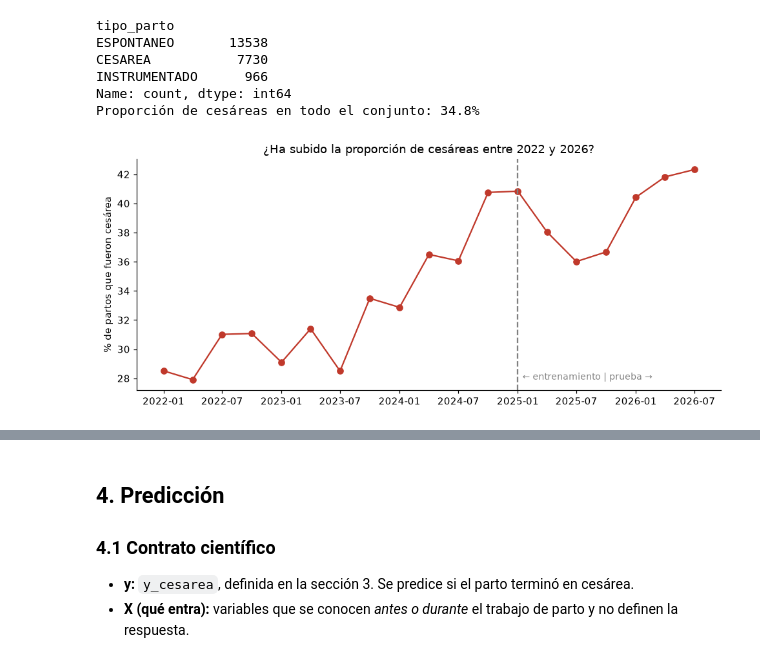
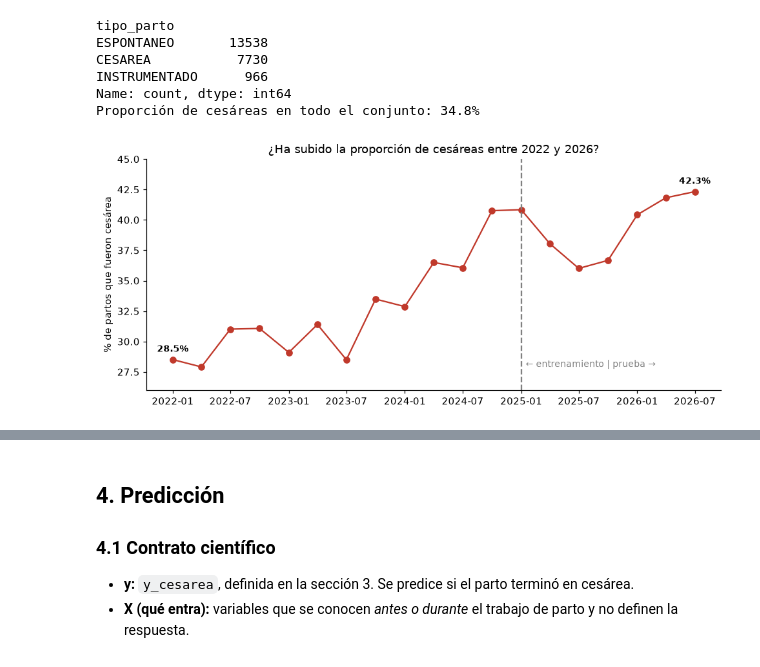
Before and after one commit to Alexiss039/cientifica, a Jupyter notebook: tarea2/analisis-nacimientos/tarea2-analisis.ipynb, the cells around one changed output, grey strips where cells are left out. Cells and saved outputs as stored; diff of their text form; code cells hidden in the pictures.

```diff
--- a/tarea2/analisis-nacimientos/tarea2-analisis.ipynb
+++ b/tarea2/analisis-nacimientos/tarea2-analisis.ipynb
@@ -324,15 +326,19 @@ Proporción de cesáreas en todo el conjunto: 34.8%
 # %%
 # G1. ¿Ha subido la proporción de cesáreas entre 2022 y 2026?
 por_trim = df.groupby("trimestre")["y_cesarea"].agg(["mean", "size"])
 fig, ax = plt.subplots(figsize=(9, 4))
 ax.plot(por_trim.index, por_trim["mean"] * 100, marker="o", color="#c0392b")
 ax.axvline(pd.Timestamp("2025-01-01"), color="grey", ls="--")
 ax.text(pd.Timestamp("2025-01-15"), por_trim["mean"].min() * 100, "← entrenamiento | prueba →", color="grey", fontsize=9)
+for i in [0, len(por_trim) - 1]:
+    ax.annotate(f"{por_trim['mean'].iloc[i]:.1%}", (por_trim.index[i], por_trim["mean"].iloc[i] * 100),
+                textcoords="offset points", xytext=(0, 8), ha="center", fontsize=9, fontweight="bold")
+ax.set_ylim(26, 45)
 ax.set_ylabel("% de partos que fueron cesárea")
 ax.set_title("¿Ha subido la proporción de cesáreas entre 2022 y 2026?")
 plt.tight_layout(); plt.show()
 # %% [output]
-[figure, old version]
+[figure, new version]
 # %%
 # G2. ¿La edad de la madre se asocia con la probabilidad de cesárea?
 bins = [0, 17, 24, 29, 34, 39, 100]
```
Also changed, not shown: parts of 7 cells of this notebook, 12 other files.
